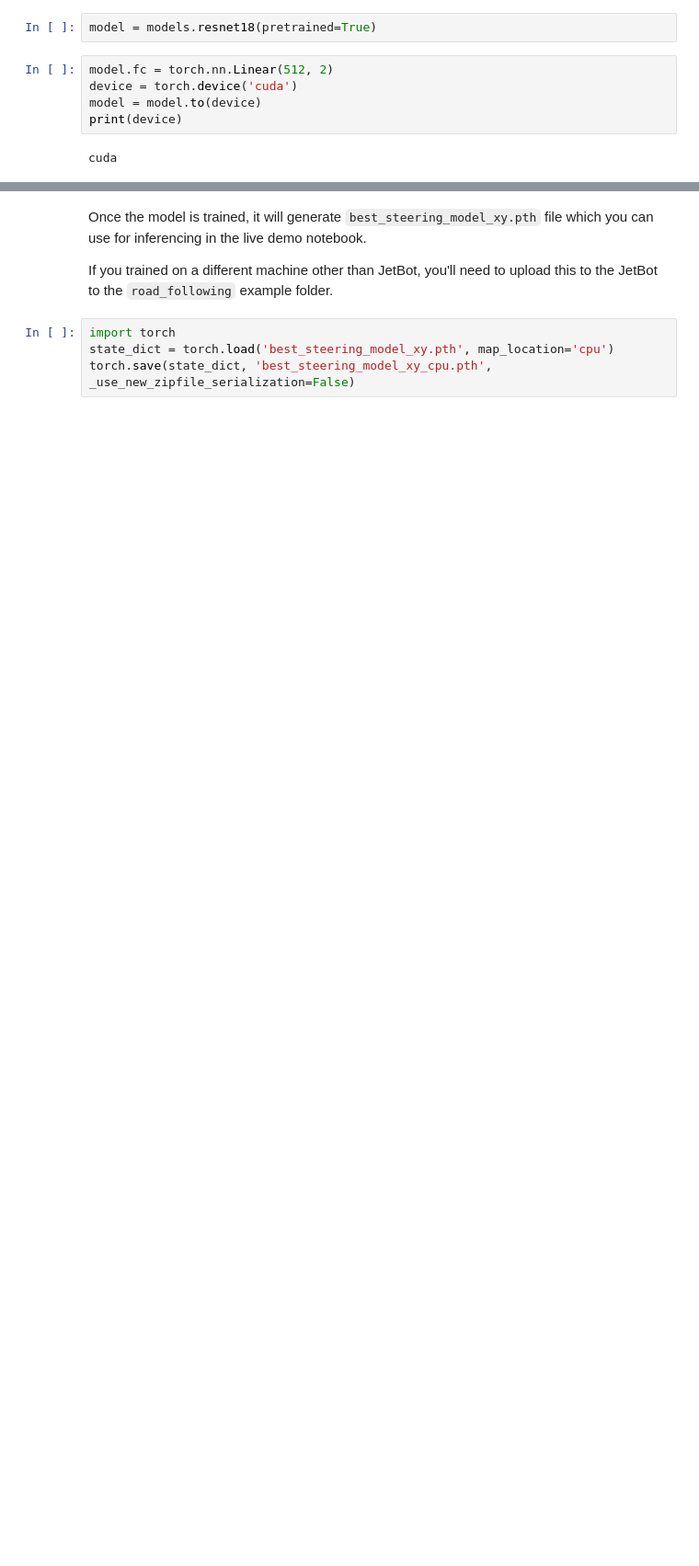
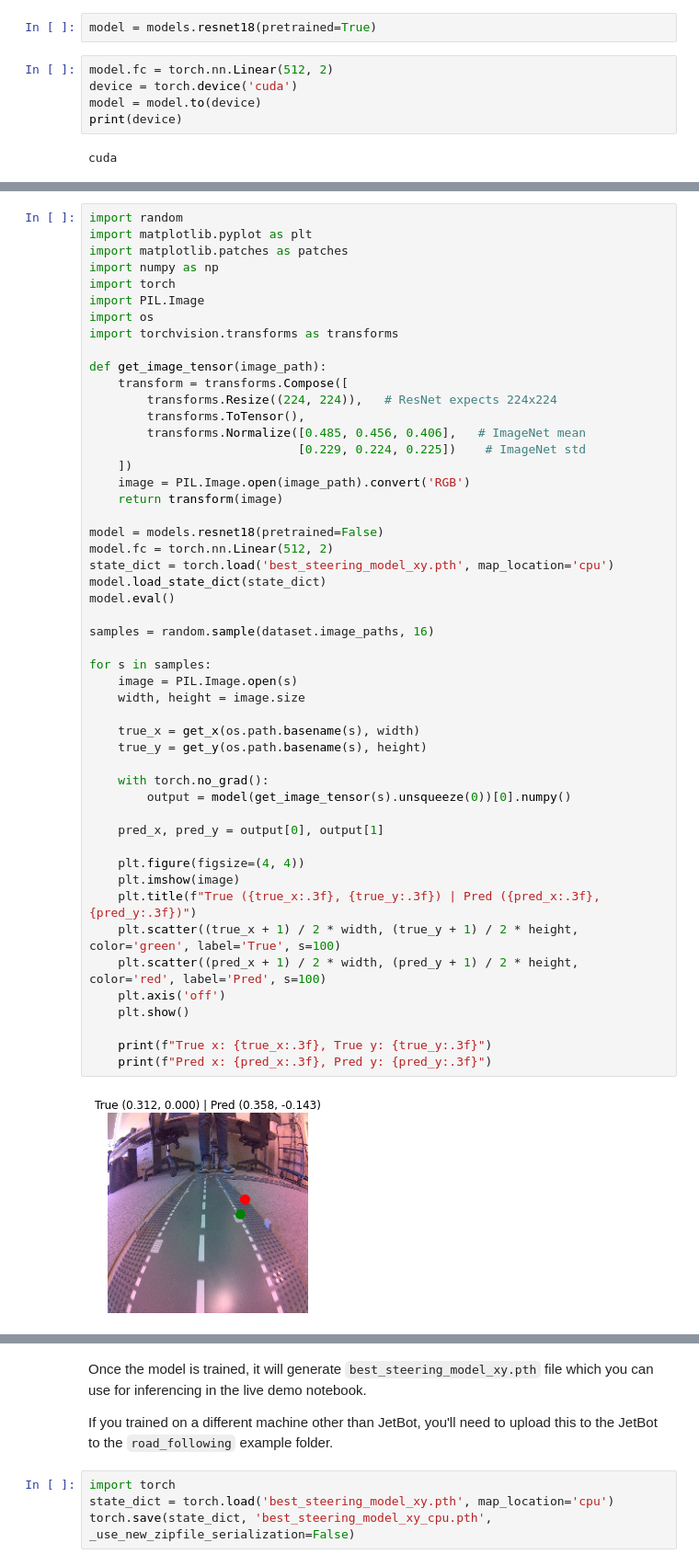
Before and after one commit to Petrerer/robotics-project, a Jupyter notebook: train_model.ipynb, the cells around one changed output, grey strips where cells are left out. Shown at 92% size. Saved outputs shown, nothing was run; the diff lists cells and outputs as text; blank space fills up the shorter version.

Commit message:
trained the model

```diff
--- a/train_model.ipynb
+++ b/train_model.ipynb
@@ -302,0 +207,52 @@ axes[0].legend(loc='upper left', fontsize=8)
+# %%
+import random
+import matplotlib.pyplot as plt
+import matplotlib.patches as patches
+import numpy as np
+import torch
+import PIL.Image
+import os
+import torchvision.transforms as transforms
+
+def get_image_tensor(image_path):
+    transform = transforms.Compose([
+        transforms.Resize((224, 224)),   # ResNet expects 224x224
+        transforms.ToTensor(),
+        transforms.Normalize([0.485, 0.456, 0.406],   # ImageNet mean
+                             [0.229, 0.224, 0.225])    # ImageNet std
+    ])
+    image = PIL.Image.open(image_path).convert('RGB')
+    return transform(image)
+
+model = models.resnet18(pretrained=False)
+model.fc = torch.nn.Linear(512, 2)
+state_dict = torch.load('best_steering_model_xy.pth', map_location='cpu')
+model.load_state_dict(state_dict)
+model.eval()
+
+samples = random.sample(dataset.image_paths, 16)
+
+for s in samples:
+    image = PIL.Image.open(s)
+    width, height = image.size
+
+    true_x = get_x(os.path.basename(s), width)
+    true_y = get_y(os.path.basename(s), height)
+
+    with torch.no_grad():
+        output = model(get_image_tensor(s).unsqueeze(0))[0].numpy()
+
+    pred_x, pred_y = output[0], output[1]
+
+    plt.figure(figsize=(4, 4))
+    plt.imshow(image)
+    plt.title(f"True ({true_x:.3f}, {true_y:.3f}) | Pred ({pred_x:.3f}, {pred_y:.3f})")
+    plt.scatter((true_x + 1) / 2 * width, (true_y + 1) / 2 * height, color='green', label='True', s=100)
+    plt.scatter((pred_x + 1) / 2 * width, (pred_y + 1) / 2 * height, color='red', label='Pred', s=100)
+    plt.axis('off')
+    plt.show()
+
+    print(f"True x: {true_x:.3f}, True y: {true_y:.3f}")
+    print(f"Pred x: {pred_x:.3f}, Pred y: {pred_y:.3f}")
+# %% [output]
+[figure, added]
```
Also changed, not shown: parts of 5 cells of this notebook, 1 other file.
